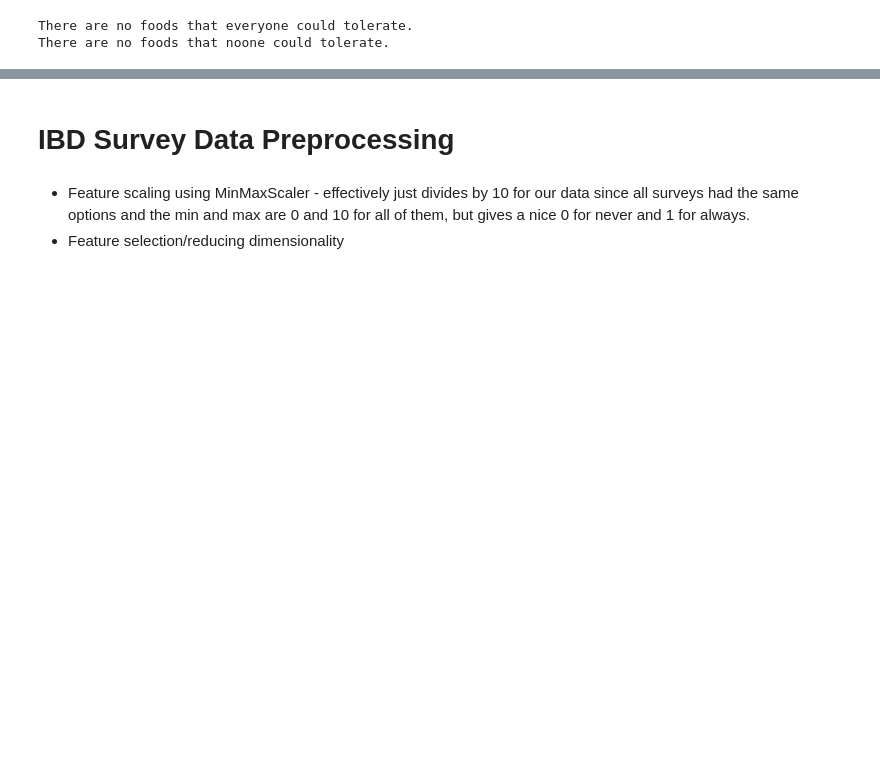
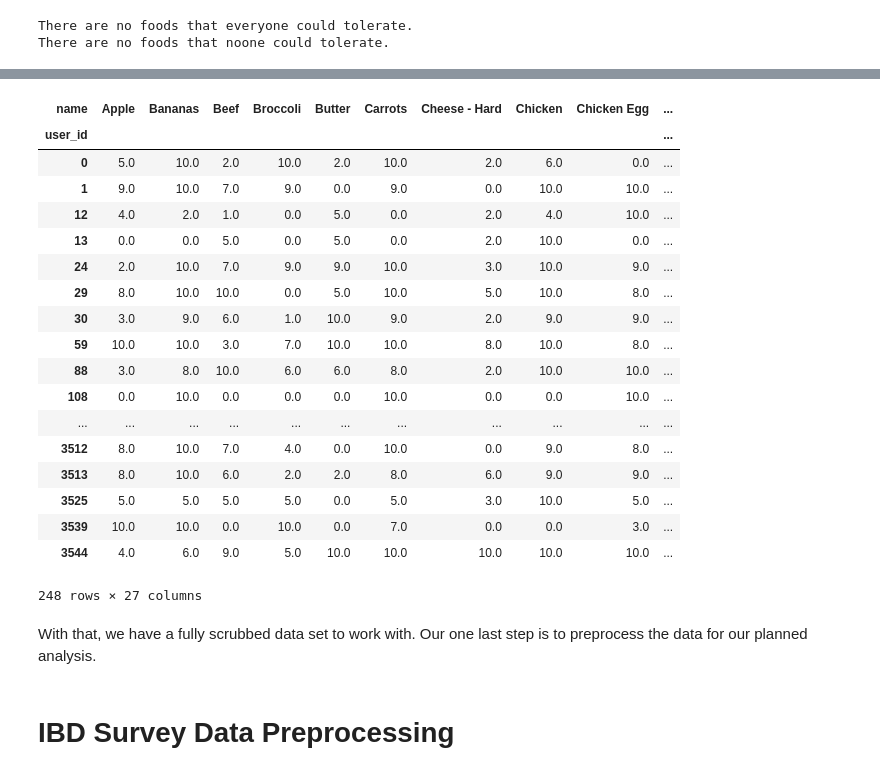
Before and after one commit to ZaxR/ibd_diet_analysis, a Jupyter notebook: IBD Diet Analysis.ipynb, the cells around one changed output, grey strips where cells are left out. Saved outputs shown, nothing was run; the diff lists cells and outputs as text; code cells hidden in the pictures; blank space fills up the shorter version.

```diff
--- a/IBD Diet Analysis.ipynb
+++ b/IBD Diet Analysis.ipynb
@@ -223,5 +281,27 @@ Before taking the analysis further, we should preprocess the data:
+# %%
+df_before_preprocessing = df_answered_pivot.dropna(thresh=0.88*len(df_answered_pivot), axis=1).dropna(axis=0)
+df_before_preprocessing
+# %% [output]
+| name | Apple | Bananas | Beef | Broccoli | Butter | Carrots | Cheese - Hard | Chicken | Chicken Egg | ... |
+| user_id |  |  |  |  |  |  |  |  |  | ... |
+| 0 | 5.0 | 10.0 | 2.0 | 10.0 | 2.0 | 10.0 | 2.0 | 6.0 | 0.0 | ... |
+| 1 | 9.0 | 10.0 | 7.0 | 9.0 | 0.0 | 9.0 | 0.0 | 10.0 | 10.0 | ... |
+| 12 | 4.0 | 2.0 | 1.0 | 0.0 | 5.0 | 0.0 | 2.0 | 4.0 | 10.0 | ... |
+| 13 | 0.0 | 0.0 | 5.0 | 0.0 | 5.0 | 0.0 | 2.0 | 10.0 | 0.0 | ... |
+| 24 | 2.0 | 10.0 | 7.0 | 9.0 | 9.0 | 10.0 | 3.0 | 10.0 | 9.0 | ... |
+| 29 | 8.0 | 10.0 | 10.0 | 0.0 | 5.0 | 10.0 | 5.0 | 10.0 | 8.0 | ... |
+| 30 | 3.0 | 9.0 | 6.0 | 1.0 | 10.0 | 9.0 | 2.0 | 9.0 | 9.0 | ... |
+| 59 | 10.0 | 10.0 | 3.0 | 7.0 | 10.0 | 10.0 | 8.0 | 10.0 | 8.0 | ... |
+| 88 | 3.0 | 8.0 | 10.0 | 6.0 | 6.0 | 8.0 | 2.0 | 10.0 | 10.0 | ... |
+| 108 | 0.0 | 10.0 | 0.0 | 0.0 | 0.0 | 10.0 | 0.0 | 0.0 | 10.0 | ... |
+| ... | ... | ... | ... | ... | ... | ... | ... | ... | ... | ... |
+| 3512 | 8.0 | 10.0 | 7.0 | 4.0 | 0.0 | 10.0 | 0.0 | 9.0 | 8.0 | ... |
+| 3513 | 8.0 | 10.0 | 6.0 | 2.0 | 2.0 | 8.0 | 6.0 | 9.0 | 9.0 | ... |
+| 3525 | 5.0 | 5.0 | 5.0 | 5.0 | 0.0 | 5.0 | 3.0 | 10.0 | 5.0 | ... |
+| 3539 | 10.0 | 10.0 | 0.0 | 10.0 | 0.0 | 7.0 | 0.0 | 0.0 | 3.0 | ... |
+| 3544 | 4.0 | 6.0 | 9.0 | 5.0 | 10.0 | 10.0 | 10.0 | 10.0 | 10.0 | ... |
+248 rows × 27 columns
+# %% [markdown]
+With that, we have a fully scrubbed data set to work with. Our one last step is to preprocess the data for our planned analysis.
 # %% [markdown]
 # IBD Survey Data Preprocessing
-# %% [markdown]
-* Feature scaling using MinMaxScaler - effectively just divides by 10 for our data since all surveys had the same options and the min and max are 0 and 10 for all of them, but gives a nice 0 for never and 1 for always.
-* Feature selection/reducing dimensionality
```
Also changed, not shown: parts of 16 cells of this notebook.
